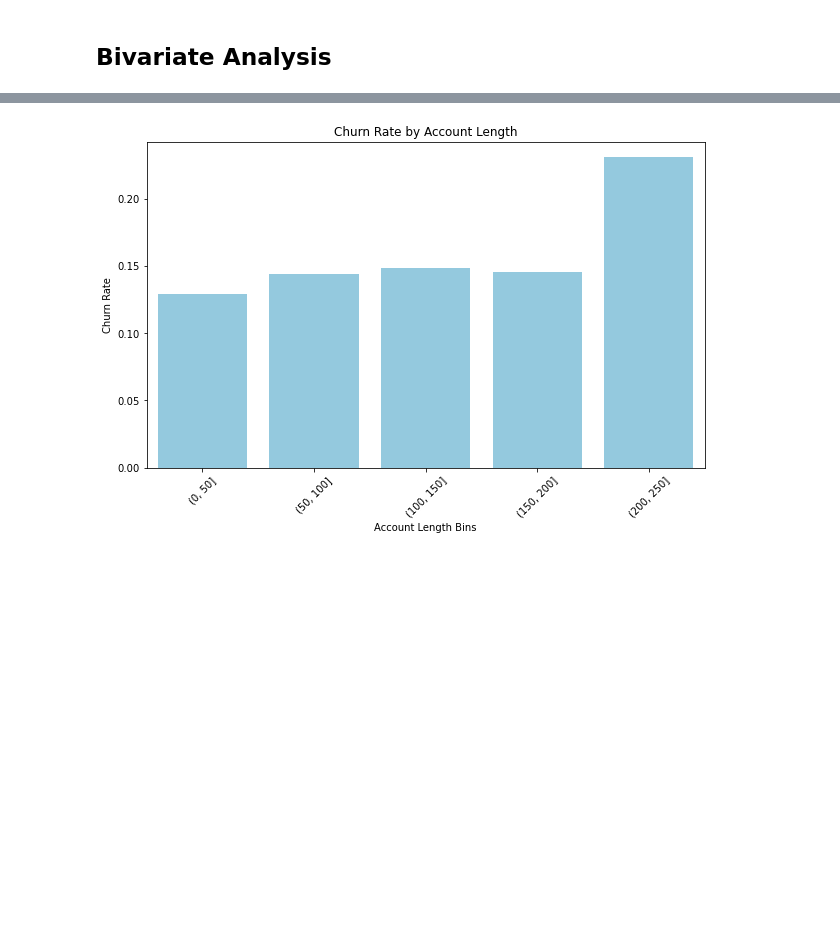
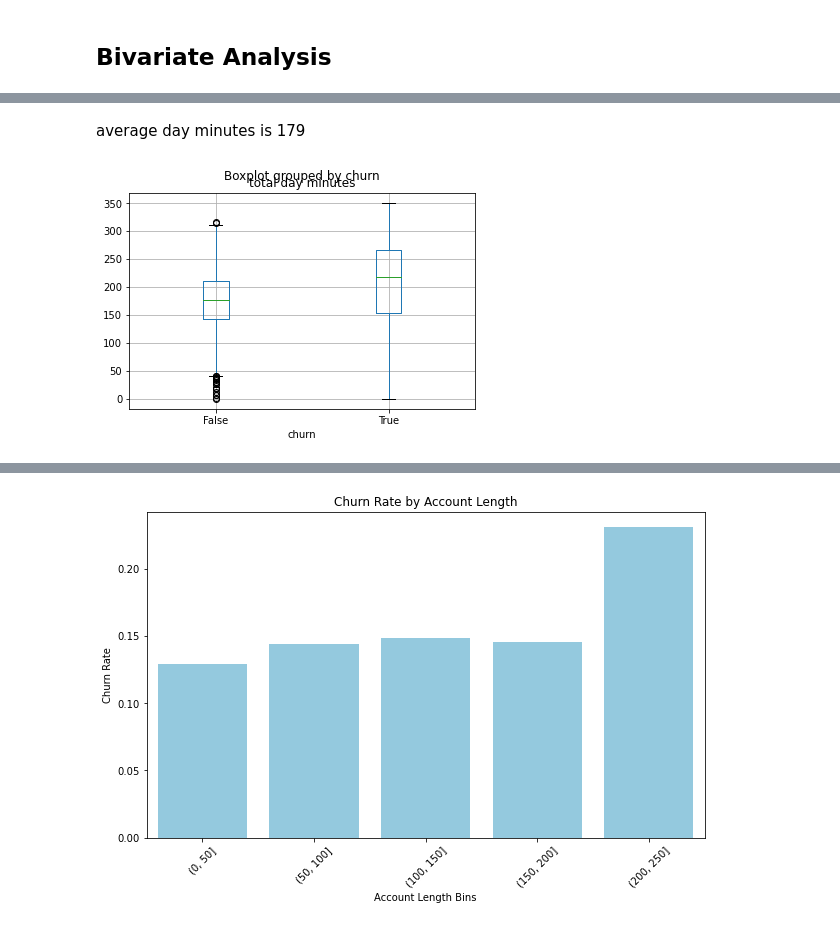
Before and after one commit to mercytegekson/Phase3Project, a Jupyter notebook: index.ipynb, the cells around one changed output, grey strips where cells are left out. Saved outputs shown, nothing was run; the diff lists cells and outputs as text; code cells hidden in the pictures; blank space fills up the shorter version.

```diff
--- a/index.ipynb
+++ b/index.ipynb
@@ -323,0 +346,7 @@ df1
+# %% [markdown]
+average day minutes is 179
+# %%
+df1.boxplot(column = 'total day minutes', by = 'churn')
+plt.show()
+# %% [output]
+[figure, added]
```
Also changed, not shown: parts of 22 cells of this notebook.
